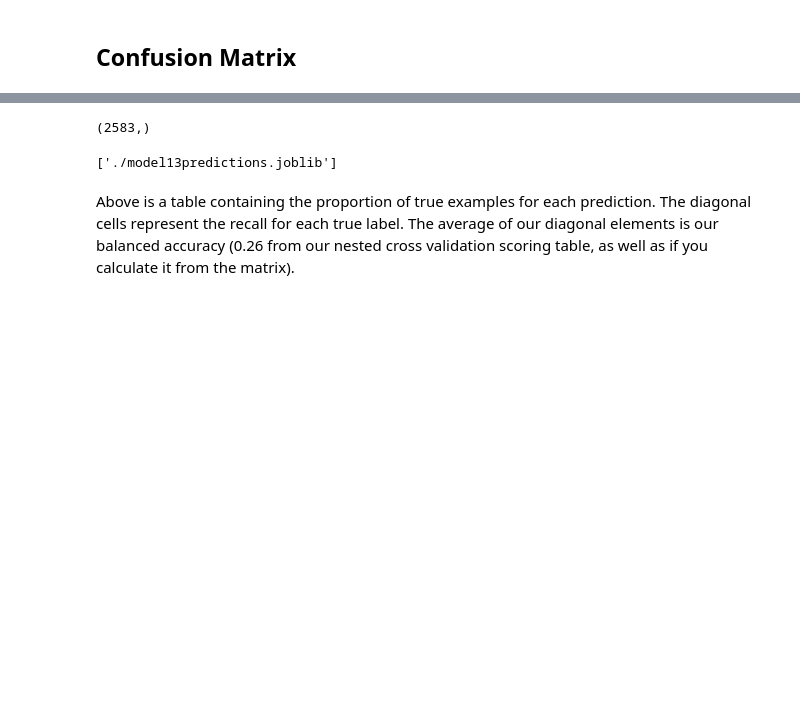
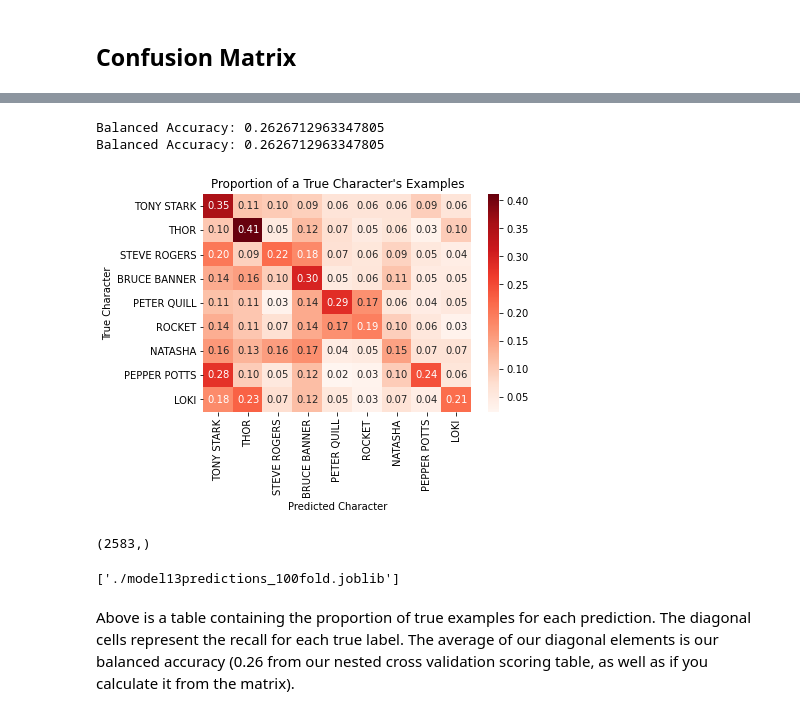
Before and after one commit to prestondunton/marvel-dialogue-nlp, a Jupyter notebook: Production Models.ipynb, the cells around one changed output, grey strips where cells are left out. Drawn from its saved outputs; the diff is of its cells as text; code cells hidden in the pictures; blank space fills up the shorter version.

Commit message:
more cross validation predictions

```diff
--- a/Production Models.ipynb
+++ b/Production Models.ipynb
@@ -138,7 +138,7 @@ cv_score_table
 # %% [markdown]
 ## Confusion Matrix
 # %%
-prediction_cross_validator = StratifiedKFold(n_splits=10, random_state=RANDOM_SEED, shuffle=True)
+prediction_cross_validator = StratifiedKFold(n_splits=100, random_state=RANDOM_SEED, shuffle=True)
 yhat = cross_val_predict(model13, X, y, cv=prediction_cross_validator, n_jobs=-1, verbose=4)
 
 main_characters = pd.DataFrame(is_main_character)[is_main_character].index.values
@@ -159,3 +162,6 @@ print("Balanced Accuracy:", np.mean(np.diagonal(normalized_conf_matrix)))
+Balanced Accuracy: 0.2626712963347805
+Balanced Accuracy: 0.2626712963347805
+[figure, added]
 # %%
 prediction_table = pd.DataFrame({"line": X, "true character": y, "predicted character": yhat})
 print(X.shape)
@@ -169,14 +175,14 @@ print(X.shape)
 
 prediction_table
 
-dump(prediction_table, "./model13predictions.joblib")
+dump(prediction_table, "./model13predictions_100fold.joblib")
 
 #prediction_table.dtypes
 
 #prediction_table
 # %% [output]
 (2583,)
-['./model13predictions.joblib']
+['./model13predictions_100fold.joblib']
 # %% [markdown]
 Above is a table containing the proportion of true examples for each prediction.  The diagonal cells represent the recall for each true label.  The average of our diagonal elements is our balanced accuracy (0.26 from our nested cross validation scoring table, as well as if you calculate it from the matrix).
 # %% [markdown]
```
Also changed, not shown: parts of 1 cell of this notebook, 6 other files.
